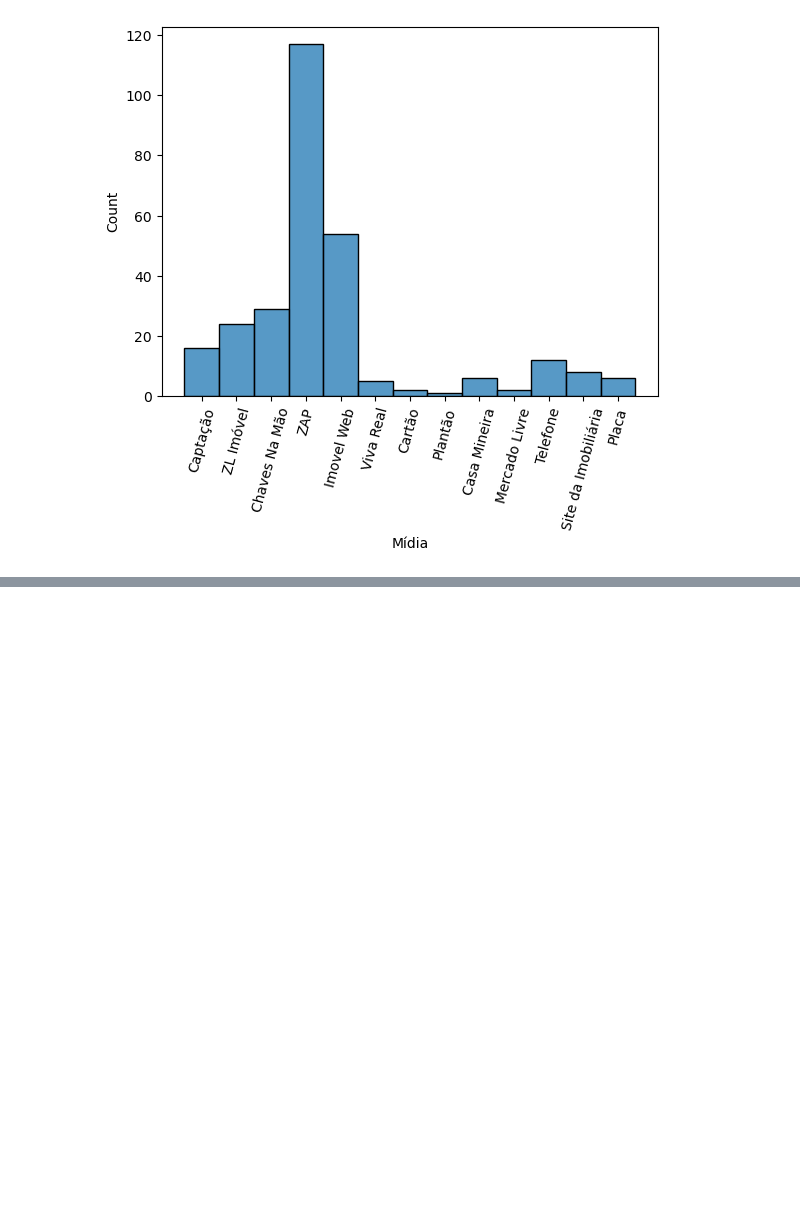
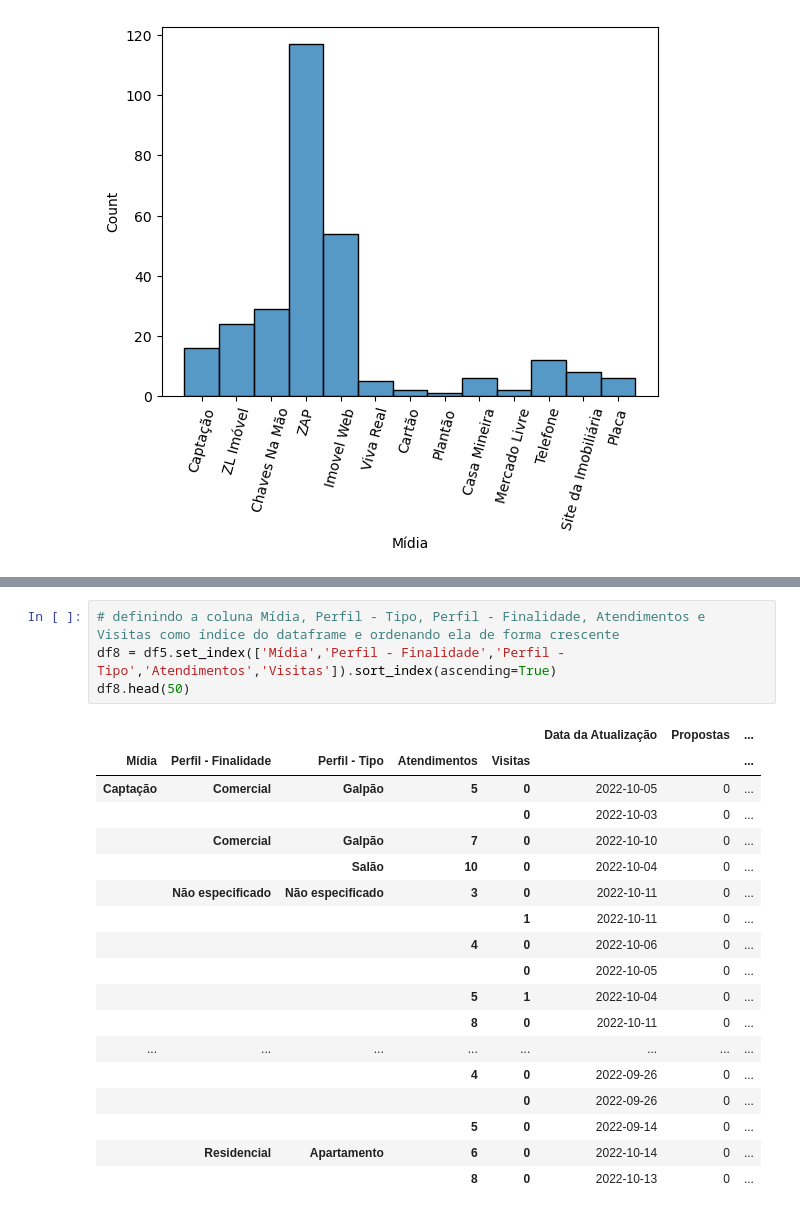
Before and after one commit to paulojr86/analise-de-KPIs, a Jupyter notebook: analise-de-KPIs.ipynb, the cells around one changed output, grey strips where cells are left out. Saved outputs shown, nothing was run; the diff lists cells and outputs as text; blank space fills up the shorter version.

```diff
--- a/analise-de-KPIs.ipynb
+++ b/analise-de-KPIs.ipynb
@@ -176,0 +185,23 @@ df.groupby(['Team', 'Position'])
+# %%
+# definindo a coluna Mídia, Perfil - Tipo, Perfil - Finalidade, Atendimentos e Visitas como índice do dataframe e ordenando ela de forma crescente
+df8 = df5.set_index(['Mídia','Perfil - Finalidade','Perfil - Tipo','Atendimentos','Visitas']).sort_index(ascending=True)
+df8.head(50)
+# %% [output]
+|  |  |  |  |  | Data da Atualização | Propostas | ... |
+| Mídia | Perfil - Finalidade | Perfil - Tipo | Atendimentos | Visitas |  |  | ... |
+| Captação | Comercial | Galpão | 5 | 0 | 2022-10-05 | 0 | ... |
+|  |  |  |  | 0 | 2022-10-03 | 0 | ... |
+|  | Comercial | Galpão | 7 | 0 | 2022-10-10 | 0 | ... |
+|  |  | Salão | 10 | 0 | 2022-10-04 | 0 | ... |
+|  | Não especificado | Não especificado | 3 | 0 | 2022-10-11 | 0 | ... |
+|  |  |  |  | 1 | 2022-10-11 | 0 | ... |
+|  |  |  | 4 | 0 | 2022-10-06 | 0 | ... |
+|  |  |  |  | 0 | 2022-10-05 | 0 | ... |
+|  |  |  | 5 | 1 | 2022-10-04 | 0 | ... |
+|  |  |  | 8 | 0 | 2022-10-11 | 0 | ... |
+| ... | ... | ... | ... | ... | ... | ... | ... |
+|  |  |  | 4 | 0 | 2022-09-26 | 0 | ... |
+|  |  |  |  | 0 | 2022-09-26 | 0 | ... |
+|  |  |  | 5 | 0 | 2022-09-14 | 0 | ... |
+|  | Residencial | Apartamento | 6 | 0 | 2022-10-14 | 0 | ... |
+|  |  |  | 8 | 0 | 2022-10-13 | 0 | ... |
```
Also changed, not shown: parts of 7 cells of this notebook.
